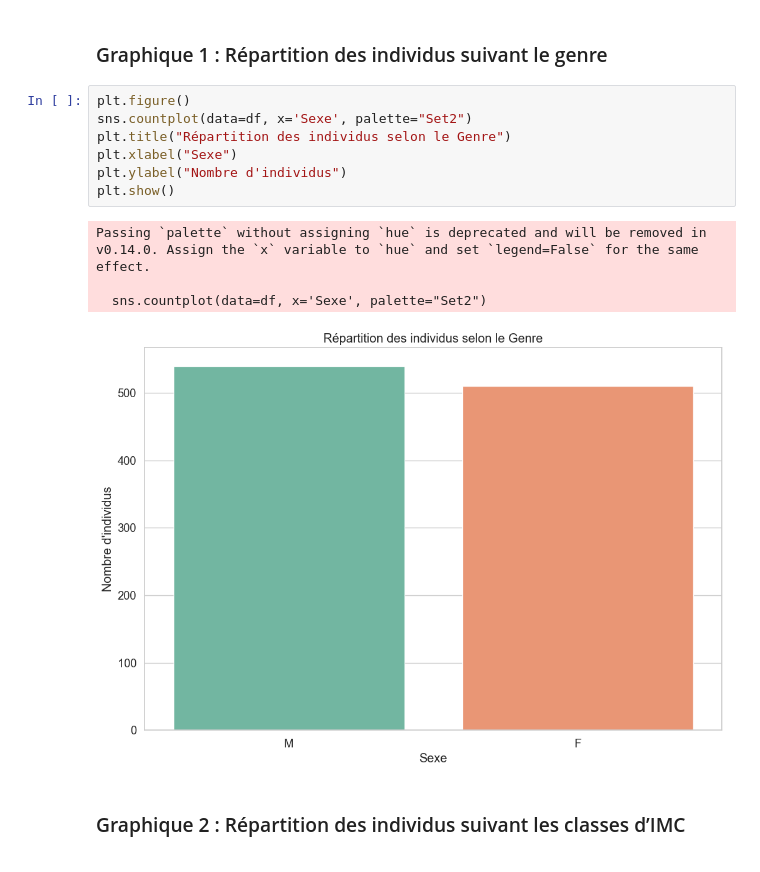
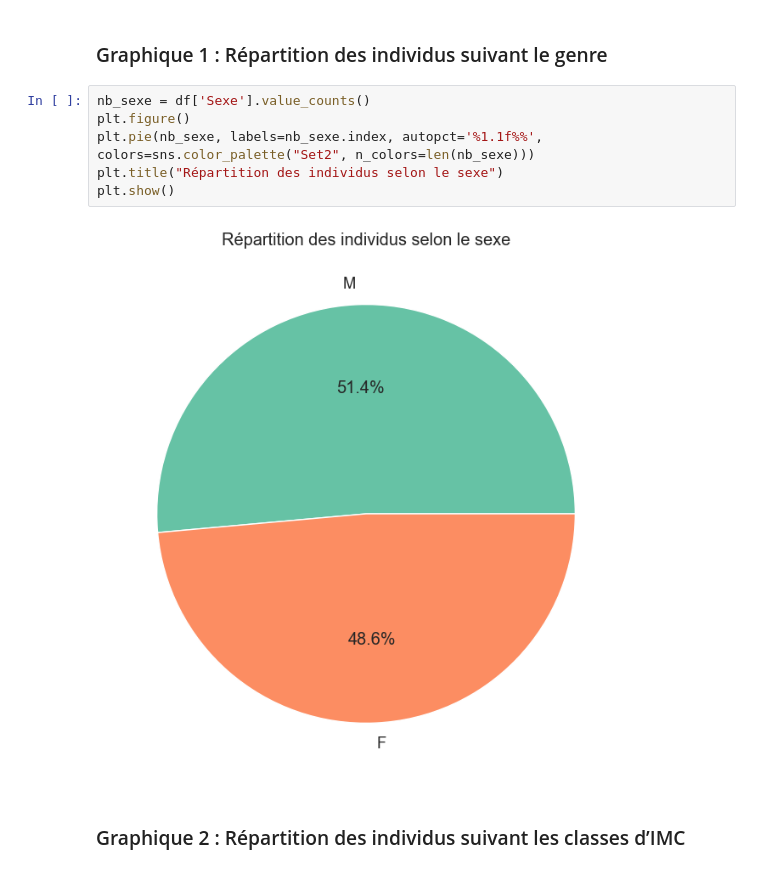
Before and after one commit to PapaAmad/Python_stat, a Jupyter notebook: script.ipynb, the cells around one changed output. Cells and saved outputs as stored; diff of their text form.

```diff
--- a/script.ipynb
+++ b/script.ipynb
@@ -64,17 +64,13 @@ std                        5.727222     7.285876     7.205101     1.888563
 ## 2. Visualisations des données
 # %% [markdown]
 ### Graphique 1 : Répartition des individus suivant le genre
-# %%
-plt.figure()
-sns.countplot(data=df, x='Sexe', palette="Set2")
-plt.title("Répartition des individus selon le Genre")
-plt.xlabel("Sexe")
-plt.ylabel("Nombre d'individus")
-plt.show()
-# %% [output]
-Passing `palette` without assigning `hue` is deprecated and will be removed in v0.14.0. Assign the `x` variable to `hue` and set `legend=False` for the same effect.
-
-  sns.countplot(data=df, x='Sexe', palette="Set2")
-[figure, removed]
+# %%
+nb_sexe = df['Sexe'].value_counts()
+plt.figure()
+plt.pie(nb_sexe, labels=nb_sexe.index, autopct='%1.1f%%', colors=sns.color_palette("Set2", n_colors=len(nb_sexe)))
+plt.title("Répartition des individus selon le sexe")
+plt.show()
+# %% [output]
+[figure, added]
 # %% [markdown]
 ### Graphique 2 : Répartition des individus suivant les classes d’IMC
```
Also changed, not shown: parts of 26 cells of this notebook, 15 other files.
